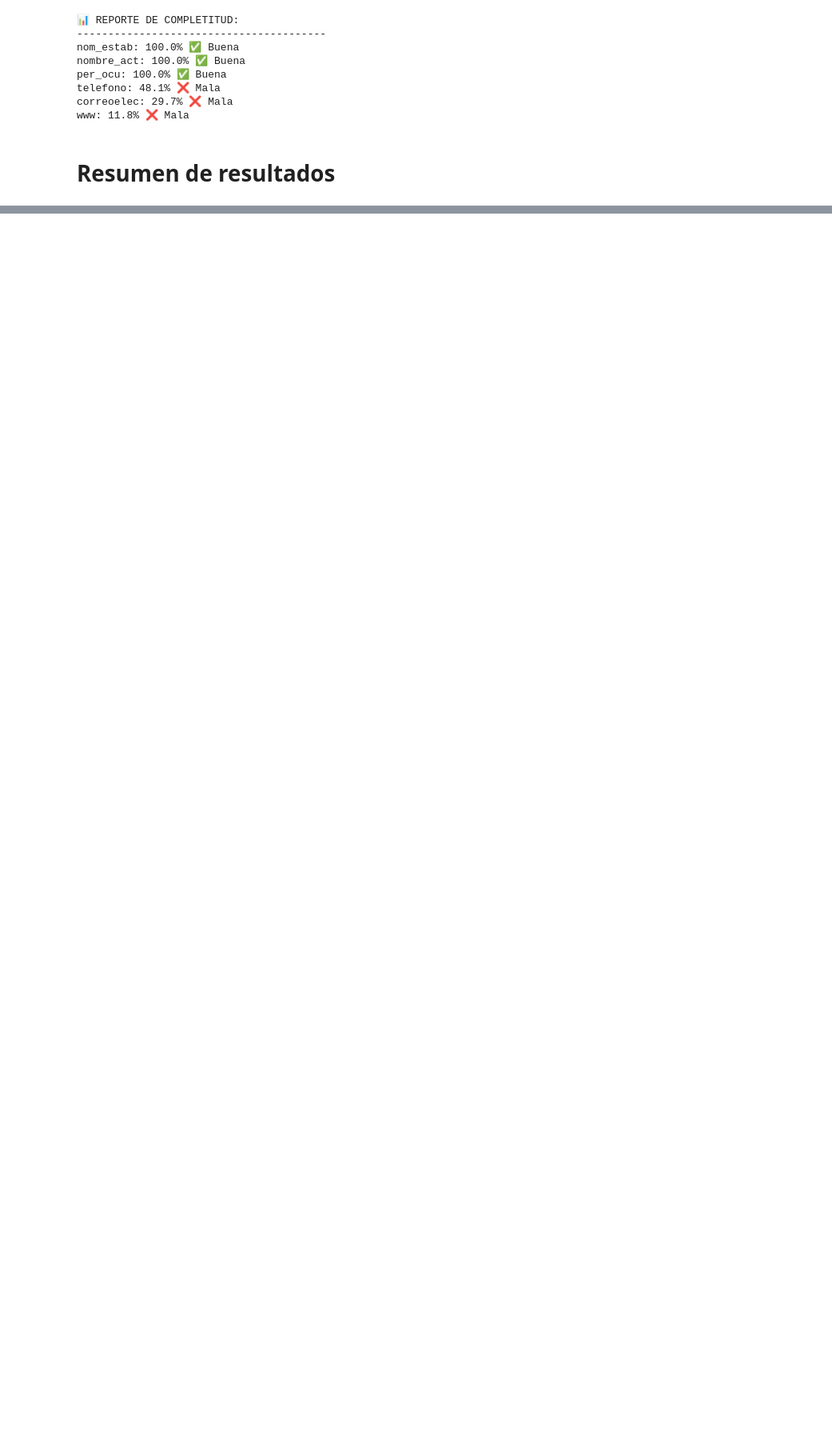
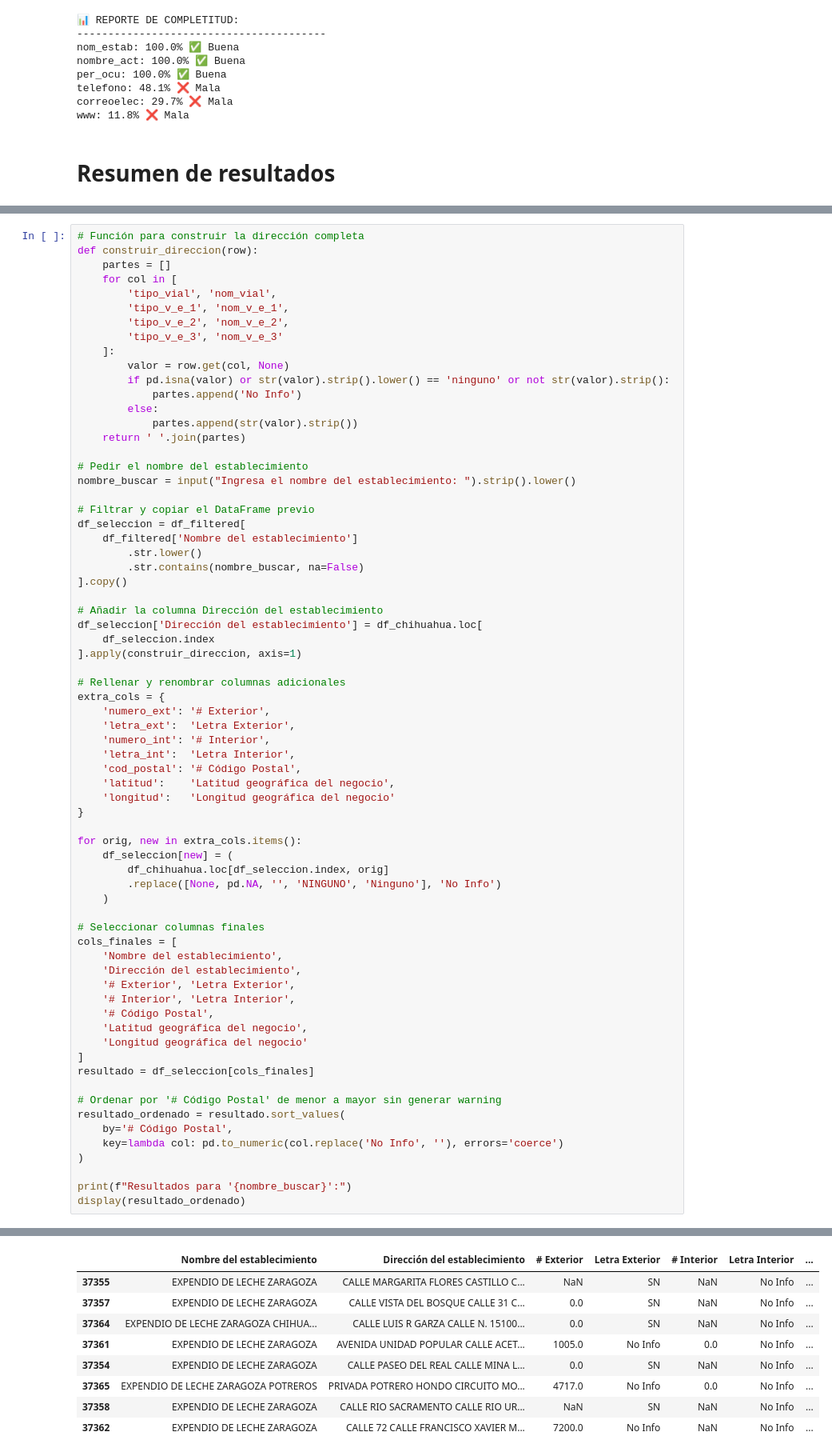
Before and after one commit to engineerchacon/Maestria-en-Inteligencia-Artificial-y-Analitica-de-Datos-Colab-Files, a Jupyter notebook: Entrega_Final_del_Proyecto_de_Análisis_Exploratorio_de_los_Datos_Armando_Chacón_Terrazas.ipynb, the cells around one changed output, grey strips where cells are left out. Shown at 80% size. Cells and saved outputs as stored; diff of their text form; blank space fills up the shorter version.

```diff
--- a/Entrega_Final_del_Proyecto_de_Análisis_Exploratorio_de_los_Datos_Armando_Chacón_Terrazas.ipynb
+++ b/Entrega_Final_del_Proyecto_de_Análisis_Exploratorio_de_los_Datos_Armando_Chacón_Terrazas.ipynb
@@ -1205,0 +1214,70 @@ Total registros sin página web en Chihuahua: 34418
+# %%
+# Función para construir la dirección completa
+def construir_direccion(row):
+    partes = []
+    for col in [
+        'tipo_vial', 'nom_vial',
+        'tipo_v_e_1', 'nom_v_e_1',
+        'tipo_v_e_2', 'nom_v_e_2',
+        'tipo_v_e_3', 'nom_v_e_3'
+    ]:
+        valor = row.get(col, None)
+        if pd.isna(valor) or str(valor).strip().lower() == 'ninguno' or not str(valor).strip():
+            partes.append('No Info')
+        else:
+            partes.append(str(valor).strip())
+    return ' '.join(partes)
+
+# Pedir el nombre del establecimiento
+nombre_buscar = input("Ingresa el nombre del establecimiento: ").strip().lower()
+
+# Filtrar y copiar el DataFrame previo
+df_seleccion = df_filtered[
+    df_filtered['Nombre del establecimiento']
+        .str.lower()
+        .str.contains(nombre_buscar, na=False)
+].copy()
+
+# Añadir la columna Dirección del establecimiento
+df_seleccion['Dirección del establecimiento'] = df_chihuahua.loc[
+    df_seleccion.index
+].apply(construir_direccion, axis=1)
+
+# Rellenar y renombrar columnas adicionales
+extra_cols = {
+    'numero_ext': '# Exterior',
+    'letra_ext':  'Letra Exterior',
+    'numero_int': '# Interior',
+    'letra_int':  'Letra Interior',
+    'cod_postal': '# Código Postal',
+    'latitud':    'Latitud geográfica del negocio',
+    'longitud':   'Longitud geográfica del negocio'
+}
+
+for orig, new in extra_cols.items():
+    df_seleccion[new] = (
+        df_chihuahua.loc[df_seleccion.index, orig]
+        .replace([None, pd.NA, '', 'NINGUNO', 'Ninguno'], 'No Info')
+    )
+
+# Seleccionar columnas finales
+cols_finales = [
+    'Nombre del establecimiento',
+    'Dirección del establecimiento',
+    '# Exterior', 'Letra Exterior',
+    '# Interior', 'Letra Interior',
+    '# Código Postal',
+    'Latitud geográfica del negocio',
+    'Longitud geográfica del negocio'
+]
+resultado = df_seleccion[cols_finales]
+
+# Ordenar por '# Código Postal' de menor a mayor sin generar warning
+resultado_ordenado = resultado.sort_values(
+    by='# Código Postal',
+    key=lambda col: pd.to_numeric(col.replace('No Info', ''), errors='coerce')
+)
+
+print(f"Resultados para '{nombre_buscar}':")
+display(resultado_ordenado)
+# %% [output]
@@ -1205,0 +1286,9 @@ Total registros sin página web en Chihuahua: 34418
+|  | Nombre del establecimiento | Dirección del establecimiento | # Exterior | Letra Exterior | # Interior | Letra Interior | ... |
+| 37355 | EXPENDIO DE LECHE ZARAGOZA | CALLE MARGARITA FLORES CASTILLO C... | NaN | SN | NaN | No Info | ... |
+| 37357 | EXPENDIO DE LECHE ZARAGOZA | CALLE VISTA DEL BOSQUE CALLE 31 C... | 0.0 | SN | NaN | No Info | ... |
+| 37364 | EXPENDIO DE LECHE ZARAGOZA CHIHUA... | CALLE LUIS R GARZA CALLE N. 15100... | 0.0 | SN | NaN | No Info | ... |
+| 37361 | EXPENDIO DE LECHE ZARAGOZA | AVENIDA UNIDAD POPULAR CALLE ACET... | 1005.0 | No Info | 0.0 | No Info | ... |
+| 37354 | EXPENDIO DE LECHE ZARAGOZA | CALLE PASEO DEL REAL CALLE MINA L... | 0.0 | SN | NaN | No Info | ... |
+| 37365 | EXPENDIO DE LECHE ZARAGOZA POTREROS | PRIVADA POTRERO HONDO CIRCUITO MO... | 4717.0 | No Info | 0.0 | No Info | ... |
+| 37358 | EXPENDIO DE LECHE ZARAGOZA | CALLE RIO SACRAMENTO CALLE RIO UR... | NaN | SN | NaN | No Info | ... |
+| 37362 | EXPENDIO DE LECHE ZARAGOZA | CALLE 72 CALLE FRANCISCO XAVIER M... | 7200.0 | No Info | NaN | No Info | ... |
```
Also changed, not shown: parts of 3 cells of this notebook.
